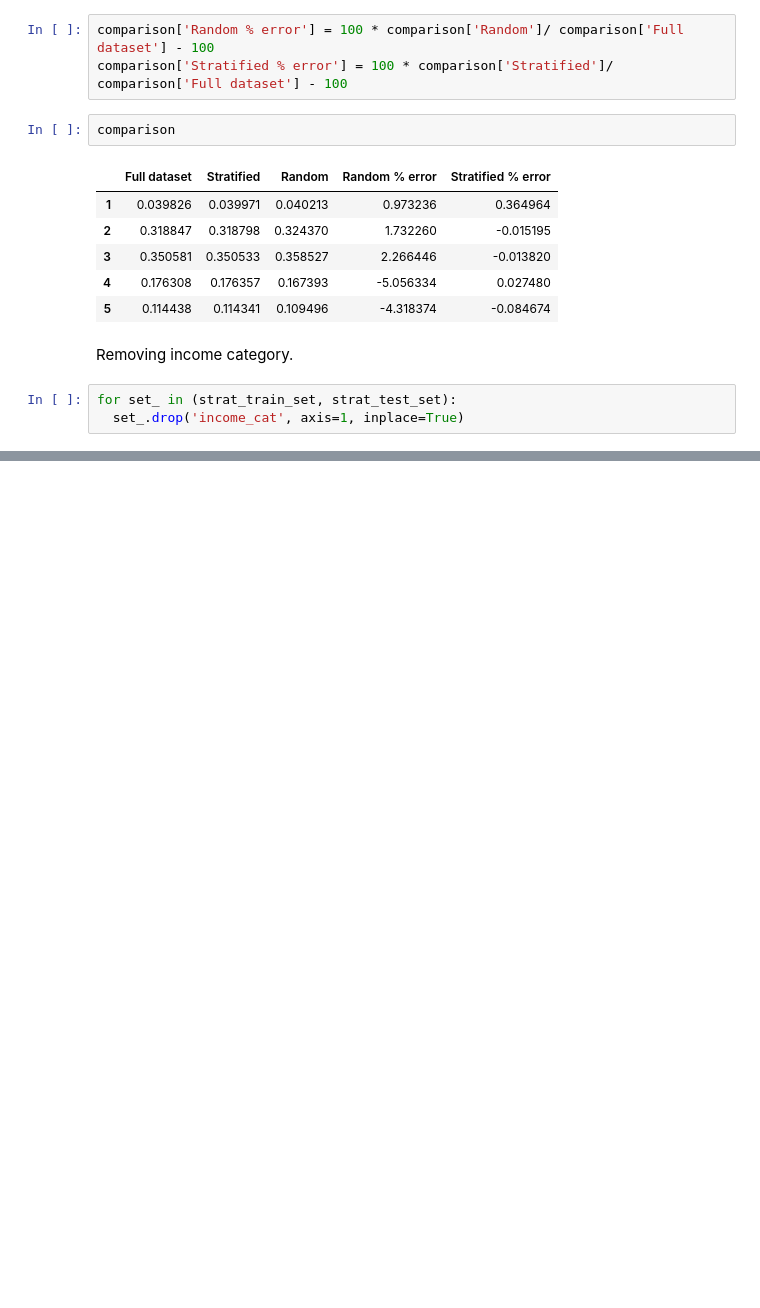
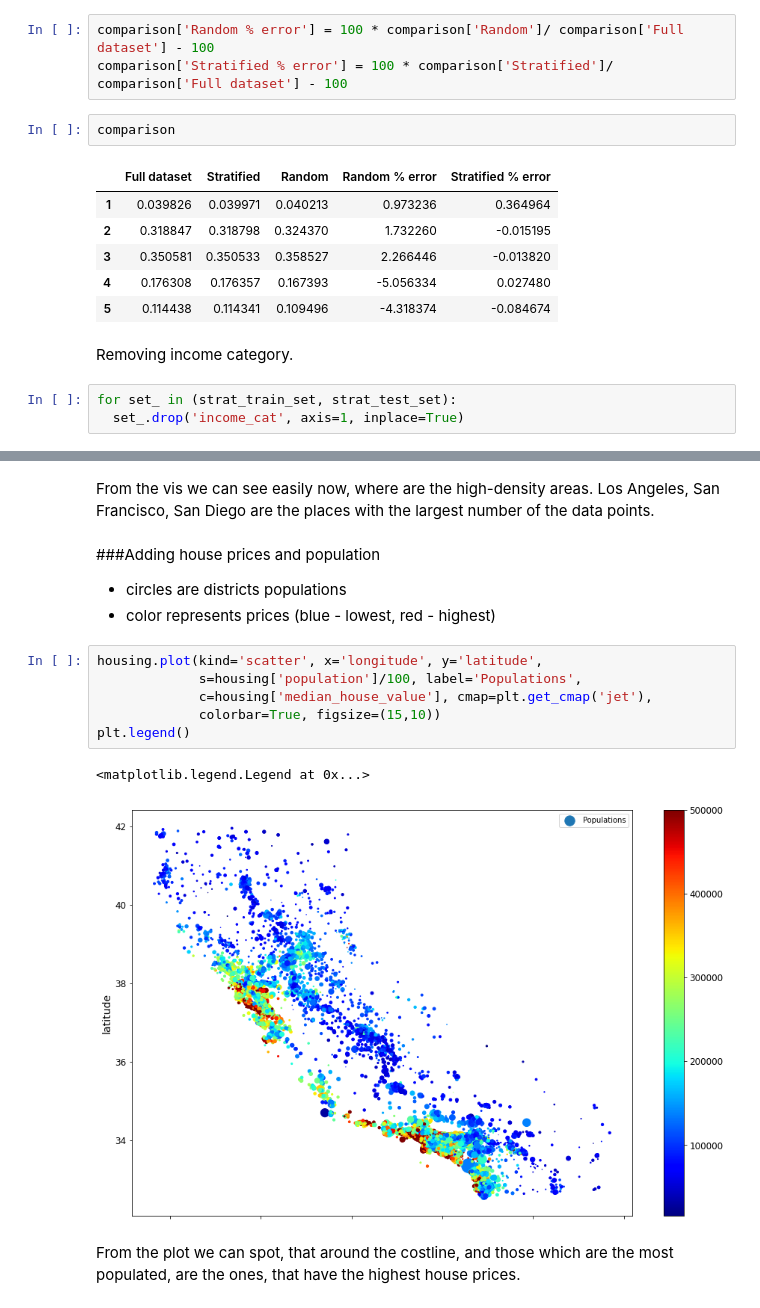
Before and after one commit to dataqueenpend/HandsOnML_projects, a Jupyter notebook: Hands_on_ML_Regression_House_Prices.ipynb, the cells around one changed output, grey strips where cells are left out. Drawn from its saved outputs; the diff is of its cells as text; blank space fills up the shorter version.

```diff
--- a/Hands_on_ML_Regression_House_Prices.ipynb
+++ b/Hands_on_ML_Regression_House_Prices.ipynb
@@ -252,0 +301,18 @@ for set_ in (strat_train_set, strat_test_set):
+# %% [markdown]
+From the vis we can see easily now, where are the high-density areas. Los Angeles, San Francisco, San Diego are the places with the largest number of the data points.
+# %% [markdown]
+###Adding house prices and population
+
+* circles are districts populations
+* color represents prices (blue - lowest, red - highest)
+# %%
+housing.plot(kind='scatter', x='longitude', y='latitude',
+             s=housing['population']/100, label='Populations',
+             c=housing['median_house_value'], cmap=plt.get_cmap('jet'),
+             colorbar=True, figsize=(15,10))
+plt.legend()
+# %% [output]
+<matplotlib.legend.Legend at 0x...>
+[figure, added]
+# %% [markdown]
+From the plot we can spot, that around the costline, and those which are the most populated, are the ones, that have the highest house prices.
```
Also changed, not shown: parts of 24 cells of this notebook.
